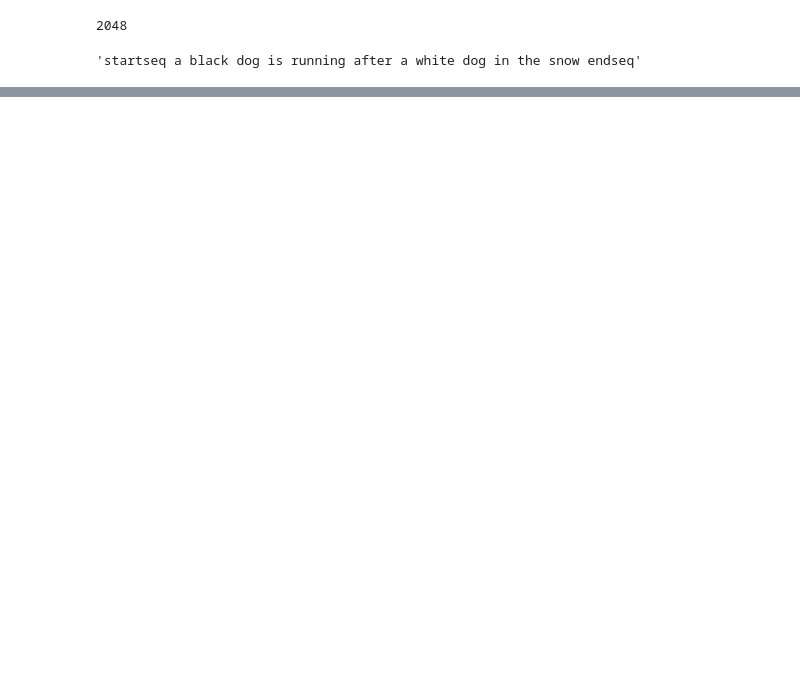
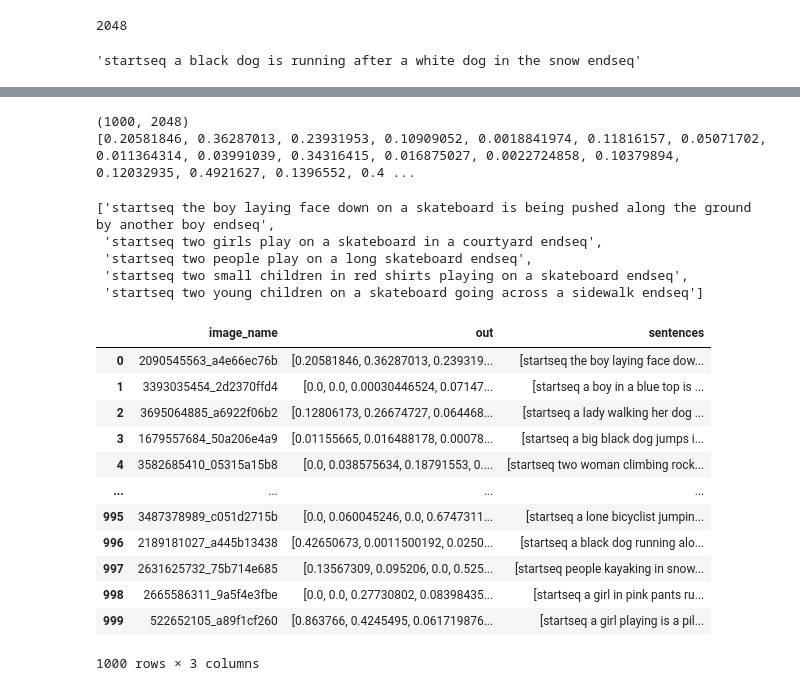
Before and after one commit to deeplearningexplore/ImageCaptioning, a Jupyter notebook: caption_generation.ipynb, the cells around one changed output, grey strips where cells are left out. Cells and saved outputs as stored; diff of their text form; code cells hidden in the pictures; blank space fills up the shorter version.

```diff
--- a/caption_generation.ipynb
+++ b/caption_generation.ipynb
@@ -306,3 +306,6 @@ len(unpickled_df.iloc[0]["out"])
 unpickled_df.iloc[0]["sentences"]
 # %% [output]
 'startseq a black dog is running after a white dog in the snow endseq'
+# %%
+count1 = 0
+validation_df["out"] = validation_df["image_name"].apply(exception)
@@ -308,0 +323,32 @@ unpickled_df.iloc[0]["sentences"]
+# %%
+print(np.array(validation_df["out"].to_list()).shape)
+print(validation_df.iloc[0]["out"])
+# %% [output]
+(1000, 2048)
+[0.20581846, 0.36287013, 0.23931953, 0.10909052, 0.0018841974, 0.11816157, 0.05071702, 0.011364314, 0.03991039, 0.34316415, 0.016875027, 0.0022724858, 0.10379894, 0.12032935, 0.4921627, 0.1396552, 0.4 ...
+# %%
+validation_df["sentences"] = validation_df["image_name"].map(validation_dataset)
+# %%
+validation_df.iloc[0]["sentences"]
+# %% [output]
+['startseq the boy laying face down on a skateboard is being pushed along the ground by another boy endseq',
+ 'startseq two girls play on a skateboard in a courtyard endseq',
+ 'startseq two people play on a long skateboard endseq',
+ 'startseq two small children in red shirts playing on a skateboard endseq',
+ 'startseq two young children on a skateboard going across a sidewalk endseq']
+# %%
+validation_df
+# %% [output]
+|  | image_name | out | sentences |
+| 0 | 2090545563_a4e66ec76b | [0.20581846, 0.36287013, 0.239319... | [startseq the boy laying face dow... |
+| 1 | 3393035454_2d2370ffd4 | [0.0, 0.0, 0.00030446524, 0.07147... | [startseq a boy in a blue top is ... |
+| 2 | 3695064885_a6922f06b2 | [0.12806173, 0.26674727, 0.064468... | [startseq a lady walking her dog ... |
+| 3 | 1679557684_50a206e4a9 | [0.01155665, 0.016488178, 0.00078... | [startseq a big black dog jumps i... |
+| 4 | 3582685410_05315a15b8 | [0.0, 0.038575634, 0.18791553, 0.... | [startseq two woman climbing rock... |
+| ... | ... | ... | ... |
+| 995 | 3487378989_c051d2715b | [0.0, 0.060045246, 0.0, 0.6747311... | [startseq a lone bicyclist jumpin... |
+| 996 | 2189181027_a445b13438 | [0.42650673, 0.0011500192, 0.0250... | [startseq a black dog running alo... |
+| 997 | 2631625732_75b714e685 | [0.13567309, 0.095206, 0.0, 0.525... | [startseq people kayaking in snow... |
+| 998 | 2665586311_9a5f4e3fbe | [0.0, 0.0, 0.27730802, 0.08398435... | [startseq a girl in pink pants ru... |
+| 999 | 522652105_a89f1cf260 | [0.863766, 0.4245495, 0.061719876... | [startseq a girl playing is a pil... |
+1000 rows × 3 columns
```
Also changed, not shown: parts of 28 cells of this notebook.
